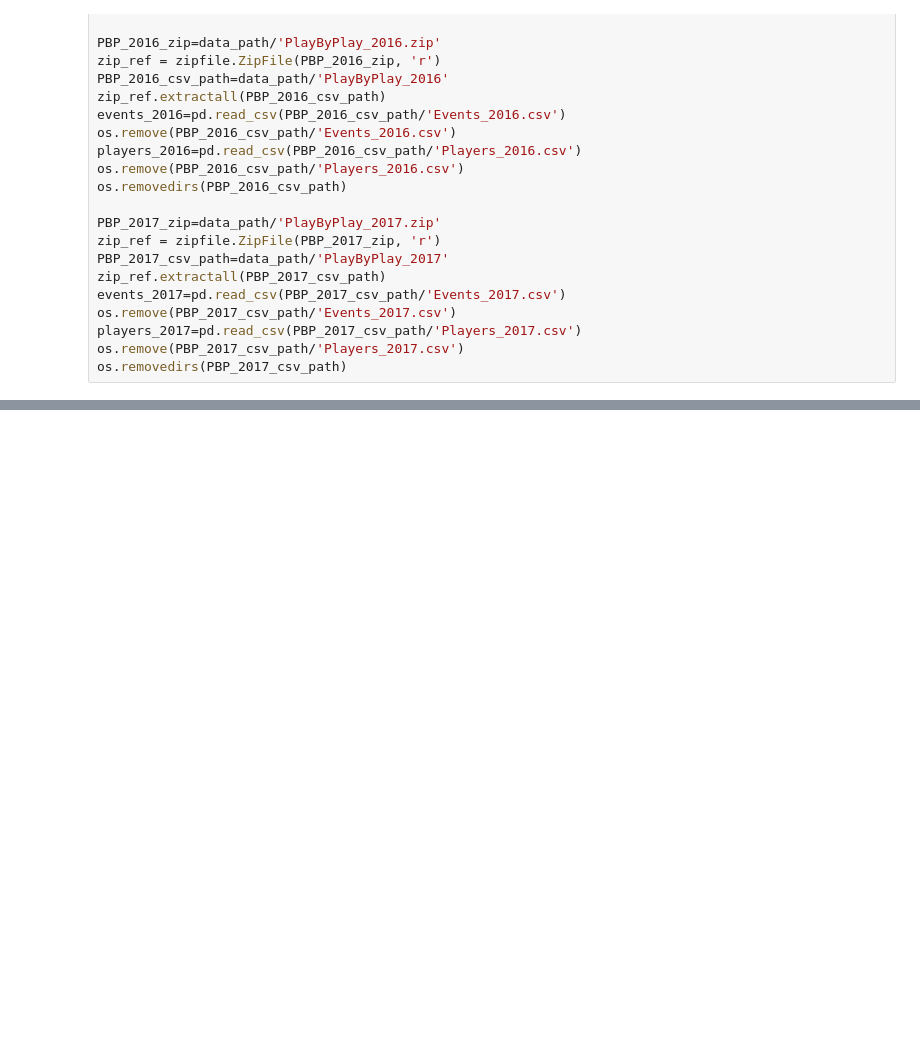
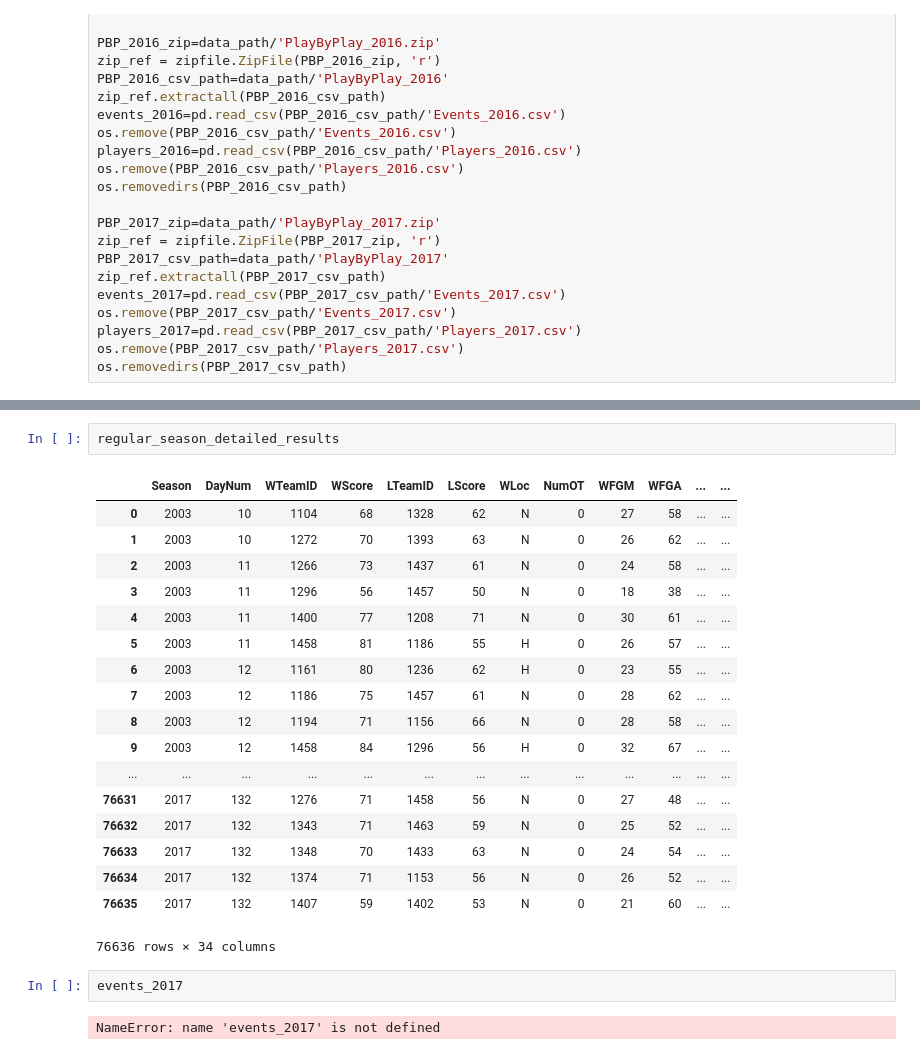
Before and after one commit to frankbreetz/Kaggle, a Jupyter notebook: Google Cloud & NCAA® ML Competition 2018-Men's/NCAA® ML Competition 2018-Men's.ipynb, the cells around one changed output, grey strips where cells are left out. Cells and saved outputs as stored; diff of their text form; blank space fills up the shorter version.

```diff
--- a/Google Cloud & NCAA® ML Competition 2018-Men's/NCAA® ML Competition 2018-Men's.ipynb
+++ b/Google Cloud & NCAA® ML Competition 2018-Men's/NCAA® ML Competition 2018-Men's.ipynb
@@ -159,0 +245,25 @@ os.removedirs(PBP_2017_csv_path)
+# %%
+regular_season_detailed_results
+# %% [output]
+|  | Season | DayNum | WTeamID | WScore | LTeamID | LScore | WLoc | NumOT | WFGM | WFGA | ... | ... |
+| 0 | 2003 | 10 | 1104 | 68 | 1328 | 62 | N | 0 | 27 | 58 | ... | ... |
+| 1 | 2003 | 10 | 1272 | 70 | 1393 | 63 | N | 0 | 26 | 62 | ... | ... |
+| 2 | 2003 | 11 | 1266 | 73 | 1437 | 61 | N | 0 | 24 | 58 | ... | ... |
+| 3 | 2003 | 11 | 1296 | 56 | 1457 | 50 | N | 0 | 18 | 38 | ... | ... |
+| 4 | 2003 | 11 | 1400 | 77 | 1208 | 71 | N | 0 | 30 | 61 | ... | ... |
+| 5 | 2003 | 11 | 1458 | 81 | 1186 | 55 | H | 0 | 26 | 57 | ... | ... |
+| 6 | 2003 | 12 | 1161 | 80 | 1236 | 62 | H | 0 | 23 | 55 | ... | ... |
+| 7 | 2003 | 12 | 1186 | 75 | 1457 | 61 | N | 0 | 28 | 62 | ... | ... |
+| 8 | 2003 | 12 | 1194 | 71 | 1156 | 66 | N | 0 | 28 | 58 | ... | ... |
+| 9 | 2003 | 12 | 1458 | 84 | 1296 | 56 | H | 0 | 32 | 67 | ... | ... |
+| ... | ... | ... | ... | ... | ... | ... | ... | ... | ... | ... | ... | ... |
+| 76631 | 2017 | 132 | 1276 | 71 | 1458 | 56 | N | 0 | 27 | 48 | ... | ... |
+| 76632 | 2017 | 132 | 1343 | 71 | 1463 | 59 | N | 0 | 25 | 52 | ... | ... |
+| 76633 | 2017 | 132 | 1348 | 70 | 1433 | 63 | N | 0 | 24 | 54 | ... | ... |
+| 76634 | 2017 | 132 | 1374 | 71 | 1153 | 56 | N | 0 | 26 | 52 | ... | ... |
+| 76635 | 2017 | 132 | 1407 | 59 | 1402 | 53 | N | 0 | 21 | 60 | ... | ... |
+76636 rows × 34 columns
+# %%
+events_2017
+# %% [output]
+NameError: name 'events_2017' is not defined
```
Also changed, not shown: parts of 6 cells of this notebook, 1 other file.
